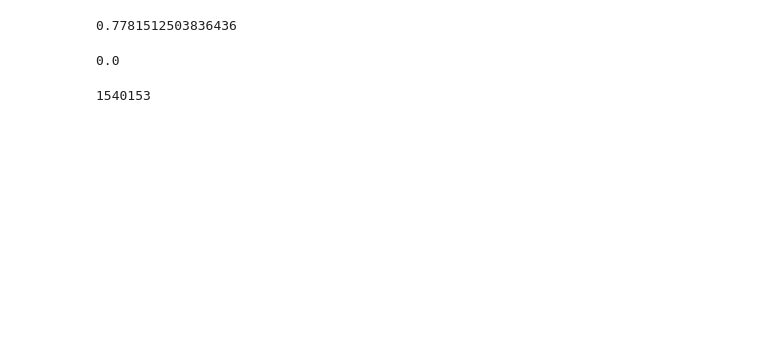
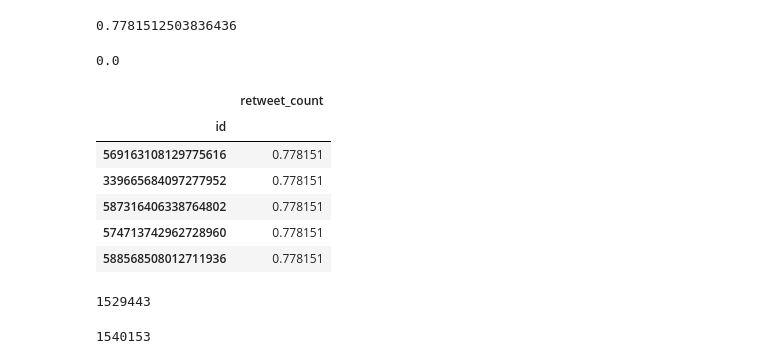
Before and after one commit to domferr/Data-Mining, a Jupyter notebook: Tweets Data Cleaning.ipynb, the cells around one changed output. Saved outputs shown, nothing was run; the diff lists cells and outputs as text; code cells hidden in the pictures; blank space fills up the shorter version.

Commit message:
Split data types processing and outliers computation

```diff
--- a/Tweets Data Cleaning.ipynb
+++ b/Tweets Data Cleaning.ipynb
@@ -330,9 +311,21 @@ We have 1529443 outliers (over 11086586 entries)
 # %%
-outliers.retweet_count.min()
+minOutlierValue = outliers.retweet_count.min()
+minOutlierValue
 # %% [output]
 0.7781512503836436
 # %%
 df_tweets.loc[outliers.index].retweet_count.min()
 # %% [output]
 0.0
+# %%
+minOutliers = outliers[outliers.retweet_count == minOutlierValue]
+minOutliers.head()
+# %% [output]
+|  | retweet_count |
+| id |  |
+| 569163108129775616 | 0.778151 |
+| 339665684097277952 | 0.778151 |
+| 587316406338764802 | 0.778151 |
+| 574713742962728960 | 0.778151 |
+| 588568508012711936 | 0.778151 |
 # %%
@@ -341,3 +334,7 @@ len(df_tweets[outliers.retweet_count >= minOutlier])
+# %%
+outliers_with_bad_idx.sum()
+# %% [output]
+1529443
 # %%
 len(df_tweets.loc[outliers.index])
 # %% [output]
```
Also changed, not shown: parts of 8 cells of this notebook, 1 other file.
